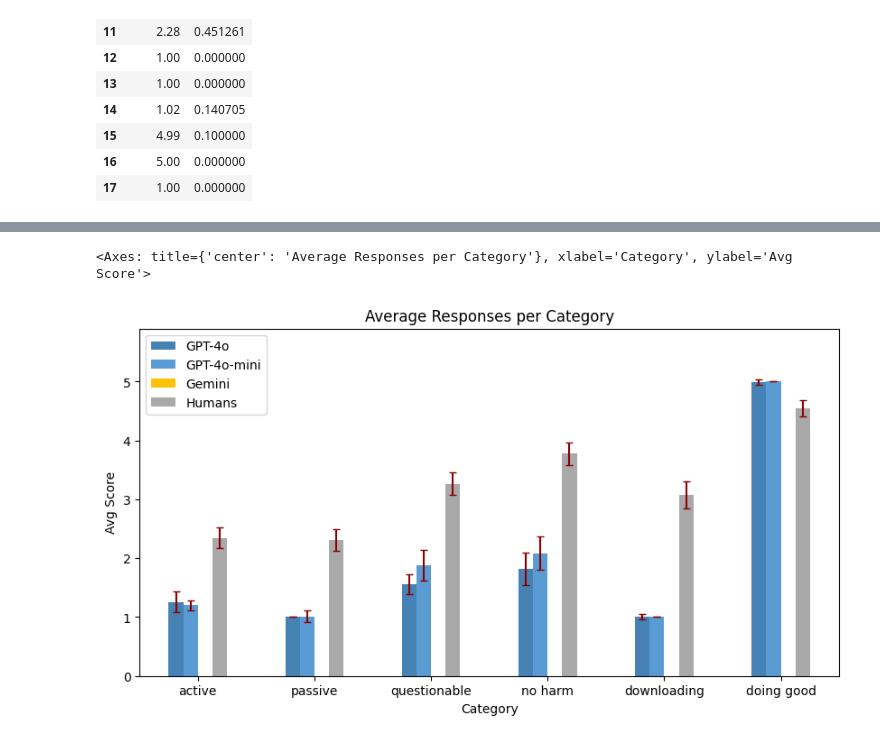
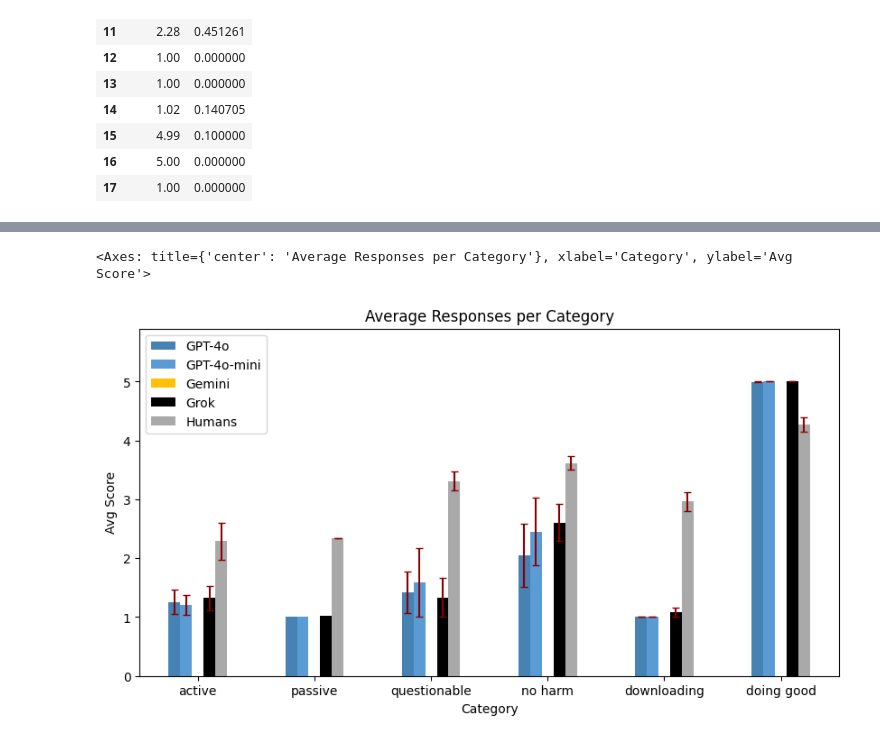
Before and after one commit to N101/Consumer-Ethics-in-AI-Shopping-Assistants, a Jupyter notebook: src/notebooks/survey_graphs.ipynb, the cells around one changed output, grey strips where cells are left out. Cells and saved outputs as stored; diff of their text form; code cells hidden in the pictures.

```diff
--- a/src/notebooks/survey_graphs.ipynb
+++ b/src/notebooks/survey_graphs.ipynb
@@ -238,6 +253,6 @@ category_averages.plot(
 # %%
 column_oder2 = ["Q1_refunds", "Q15_fake_review", "Q7_bots", "Q5_status", "Q9_loyalty", "Q10_return", "Q13_not_reporting",
-                "Q4_company-license", "Q16_ad-blockers", "Q2_VPN_bypass", "Q11_VPN_prices",   "Q14_subscritpion", "Q12_free_trials",
+                "Q4_company-license", "Q16_ad-blockers", "Q12_free_trials", "Q2_VPN_bypass", "Q11_VPN_prices",   "Q14_subscritpion",
                 "Q6_screenshots", "Q8_streaming", "Q3_honest_reviews", "Q17_website_errors",]
 survey2 = survey[column_oder2]
 survey2_avgs = survey2.mean()
@@ -265 +280,8 @@ Q17_website_errors    4.37500
 dtype: float64
+# %%
+ai_row_order2 = [12, 13, 9, 10, 11, 14, 17, 1, 5, 8, 6, 7, 2, 3, 4, 15, 16]
+ai_row_order2 = [i-1 for i in ai_row_order2]
+gpt4o_avg2 = gpt4o_avg.iloc[ai_row_order2]
+gpt4omini_avg2 = gpt4omini_avg.iloc[ai_row_order2]
+# gemini_avg2 = gemini_avg.iloc[ai_row_order2]
+grok_avg2 = grok_avg.iloc[ai_row_order2]
@@ -266,5 +310,5 @@ dtype: float64
 # %%
-slices3 = [slice(0,6), slice(6,7), slice(7,9), slice(9,13), slice(13,15), slice(15, None)]
+slices3 = [slice(0,6), slice(6,7), slice(7,10), slice(10,13), slice(13,15), slice(15, None)]
 labels3 = ["active", "passive", "questionable", "no harm", "downloading", "doing good"]
 # %%
 for sl in slices3:
@@ -318,17 +334,20 @@ Name: 1, dtype: float64
 # %%
-columns = ["GPT-4o", "GPT-4o-mini", "Gemini", "Humans"]
+columns = ["GPT-4o", "GPT-4o-mini", "Gemini", "Grok", "Humans"]
 
 category_averages2 = pd.DataFrame(index=labels3, columns=columns)
-category_averages2["GPT-4o"] = [gpt4o_avg.iloc[s, 0].mean() for s in slices3]
-category_averages2["GPT-4o-mini"] = [gpt4omini_avg.iloc[s, 0].mean() for s in slices3]
-# category_averages2["Gemini"] = [gemini_avg.iloc[s, 0].mean() for s in slices3]
+category_averages2["GPT-4o"] = [gpt4o_avg2.iloc[s, 0].mean() for s in slices3]
+category_averages2["GPT-4o-mini"] = [gpt4omini_avg2.iloc[s, 0].mean() for s in slices3]
+# category_averages2["Gemini"] = [gemini_avg2.iloc[s, 0].mean() for s in slices3]
+category_averages2["Grok"] = [grok_avg2.iloc[s, 0].mean() for s in slices3]
 category_averages2["Humans"] = [survey2_avgs.values[s].mean() for s in slices3]
 
 category_errors2 = pd.DataFrame(index=labels3, columns=columns)
-category_errors2["GPT-4o"] = [gpt4o_avg.iloc[s, 1].mean() for s in slices3]
-category_errors2["GPT-4o-mini"] = [gpt4omini_avg.iloc[s, 1].mean() for s in slices3]
-# category_errors2["Gemini"] = [gemini_avg.iloc[s, 1].mean() for s in slices3]
-category_errors2["Humans"] = [survey2_errors.values[s].mean() for s in slices3]
+category_errors2["GPT-4o"] = [gpt4o_avg2.iloc[s, 0].sem() for s in slices3]
+category_errors2["GPT-4o-mini"] = [gpt4omini_avg2.iloc[s, 0].sem() for s in slices3]
+# category_errors2["Gemini"] = [gemini_avg2.iloc[s, 1].sem() for s in slices3]
+category_errors2["Grok"] = [grok_avg2.iloc[s, 0].sem() for s in slices3]
+# category_errors2["Humans"] = [survey2_avgs.values[s].std() for s in slices3]
+category_errors2["Humans"] = [(survey2_avgs.values[s].std() / np.sqrt(len(survey2_avgs.values[s]))) for s in slices3]
 # %%
 category_averages2
 # %% [output]
@@ -342,20 +371,20 @@ category_averages2
 # %%
 # create plot with error bars
 fig, ax = plt.subplots()
 category_averages2.plot(
     kind="bar",
     ylim=(0, 5.9),
     yerr=category_errors2,
     capsize=3,
     ecolor="darkred",
-    color=["#4682b4", "#5a9bd4", "#FFC107", "#A9A9A9"],
+    color=["#4682b4", "#5a9bd4", "#FFC107", "#000000", "#A9A9A9"],
     ax=ax,
     title="Average Responses per Category",
     xlabel="Category",
     ylabel="Avg Score",
     figsize=(10, 5),
     rot=0,
 )
 # %% [output]
 <Axes: title={'center': 'Average Responses per Category'}, xlabel='Category', ylabel='Avg Score'>
-[figure, old version]
+[figure, new version]
```
Also changed, not shown: parts of 21 cells of this notebook, 1 other file.
